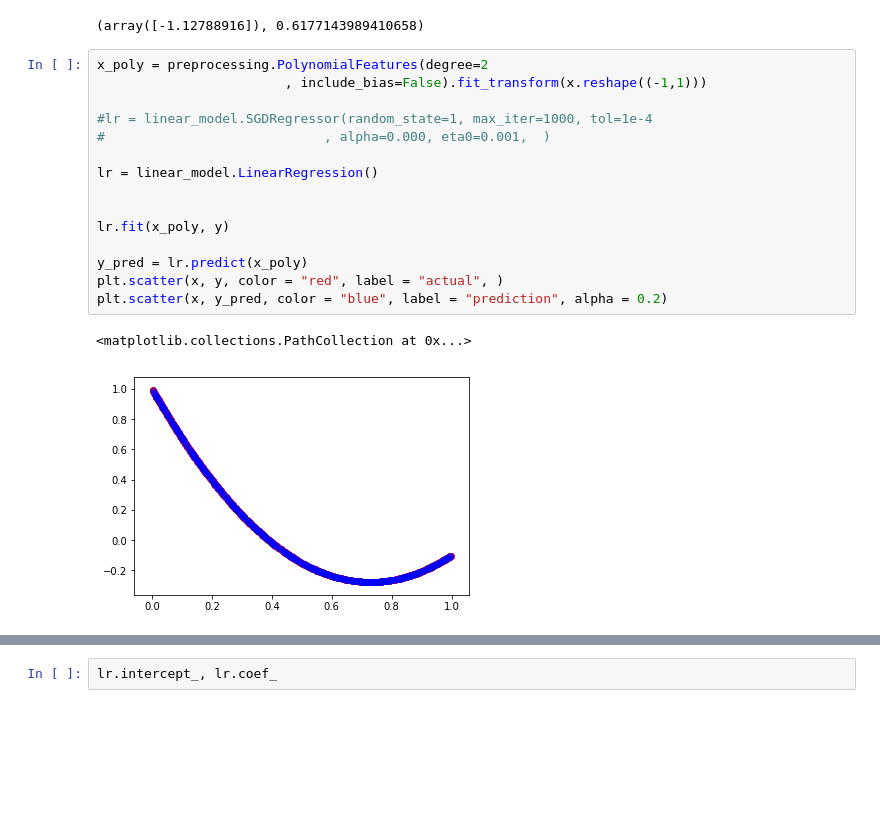
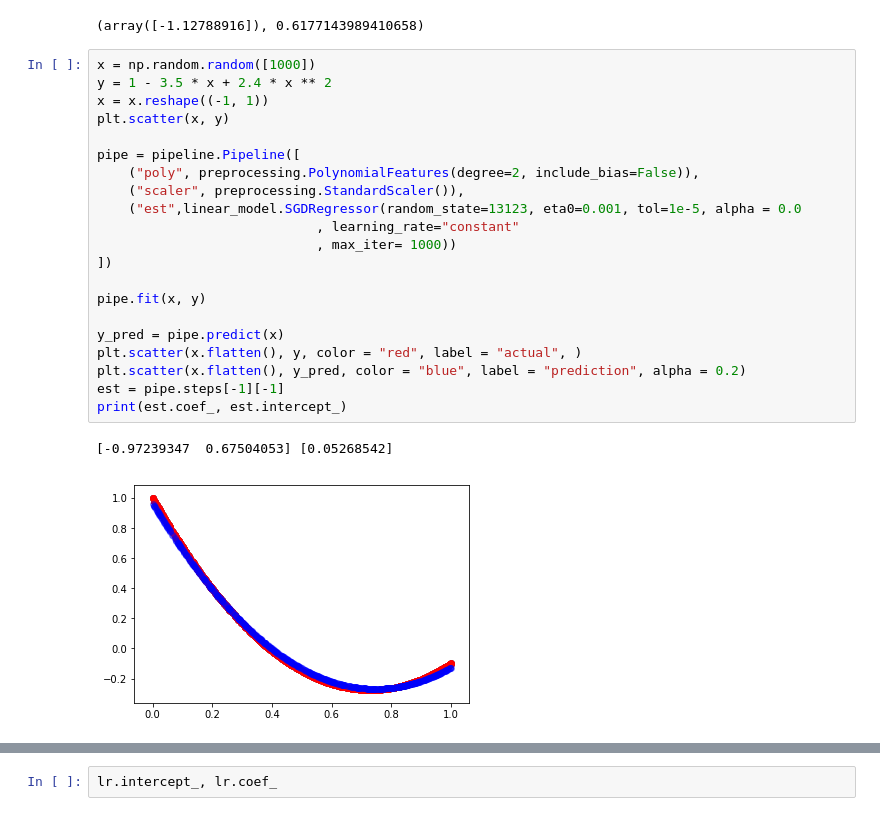
Before and after one commit to sohanlal1234/machine-learning, a Jupyter notebook: demos/Day 1 - regression problem.ipynb, the cells around one changed output, grey strips where cells are left out. Drawn from its saved outputs; the diff is of its cells as text; blank space fills up the shorter version.

```diff
--- a/demos/Day 1 - regression problem.ipynb
+++ b/demos/Day 1 - regression problem.ipynb
@@ -328,20 +328,26 @@ lr.coef_, lr.intercept_
 # %% [output]
 (array([-1.12788916]), 0.6177143989410658)
 # %%
-x_poly = preprocessing.PolynomialFeatures(degree=2
-                        , include_bias=False).fit_transform(x.reshape((-1,1)))
+x = np.random.random([1000])
+y = 1 - 3.5 * x + 2.4 * x ** 2
+x = x.reshape((-1, 1))
+plt.scatter(x, y)
 
-#lr = linear_model.SGDRegressor(random_state=1, max_iter=1000, tol=1e-4
-#                            , alpha=0.000, eta0=0.001,  )
+pipe = pipeline.Pipeline([
+    ("poly", preprocessing.PolynomialFeatures(degree=2, include_bias=False)),
+    ("scaler", preprocessing.StandardScaler()),
+    ("est",linear_model.SGDRegressor(random_state=13123, eta0=0.001, tol=1e-5, alpha = 0.0
+                            , learning_rate="constant"
+                            , max_iter= 1000))
+])
 
-lr = linear_model.LinearRegression()
+pipe.fit(x, y)
 
-
-lr.fit(x_poly, y)
-
-y_pred = lr.predict(x_poly)
-plt.scatter(x, y, color = "red", label = "actual", )
-plt.scatter(x, y_pred, color = "blue", label = "prediction", alpha = 0.2)
+y_pred = pipe.predict(x)
+plt.scatter(x.flatten(), y, color = "red", label = "actual", )
+plt.scatter(x.flatten(), y_pred, color = "blue", label = "prediction", alpha = 0.2)
+est = pipe.steps[-1][-1]
+print(est.coef_, est.intercept_)
 # %% [output]
-<matplotlib.collections.PathCollection at 0x...>
+[-0.97239347  0.67504053] [0.05268542]
-[figure, old version]
+[figure, new version]
```
Also changed, not shown: parts of 1 cell of this notebook, 4 other files.
